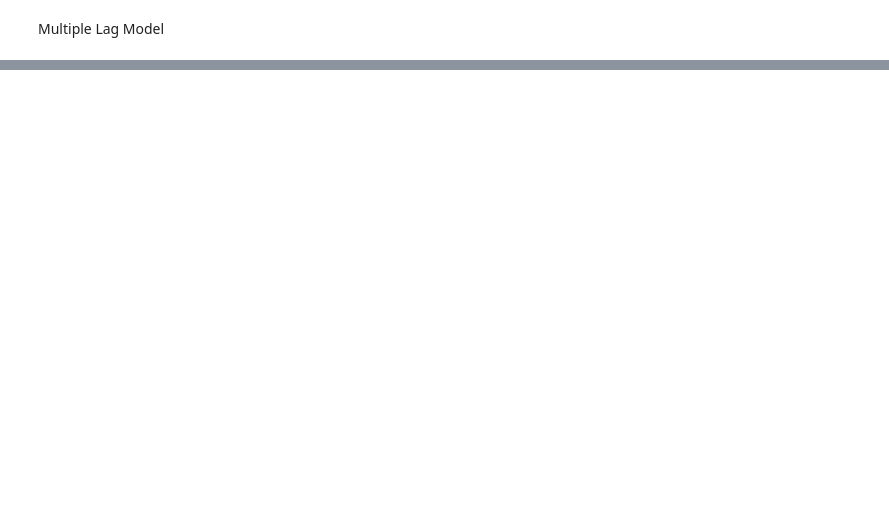
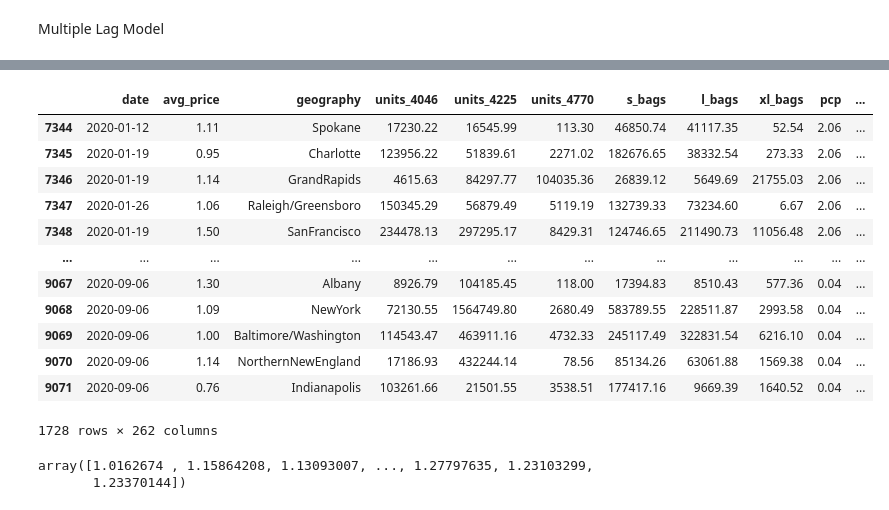
Before and after one commit to davidmcbee/Health_and_Avocados, a Jupyter notebook: LSTM_Multivariate_Prices_climate.ipynb, the cells around one changed output, grey strips where cells are left out. Cells and saved outputs as stored; diff of their text form; code cells hidden in the pictures; blank space fills up the shorter version.

```diff
--- a/LSTM_Multivariate_Prices_climate.ipynb
+++ b/LSTM_Multivariate_Prices_climate.ipynb
@@ -533,0 +575,23 @@ reframed
+# %%
+preds_df = dataset[7344:].copy()
+preds_df
+# %% [output]
+|  | date | avg_price | geography | units_4046 | units_4225 | units_4770 | s_bags | l_bags | xl_bags | pcp | ... |
+| 7344 | 2020-01-12 | 1.11 | Spokane | 17230.22 | 16545.99 | 113.30 | 46850.74 | 41117.35 | 52.54 | 2.06 | ... |
+| 7345 | 2020-01-19 | 0.95 | Charlotte | 123956.22 | 51839.61 | 2271.02 | 182676.65 | 38332.54 | 273.33 | 2.06 | ... |
+| 7346 | 2020-01-19 | 1.14 | GrandRapids | 4615.63 | 84297.77 | 104035.36 | 26839.12 | 5649.69 | 21755.03 | 2.06 | ... |
+| 7347 | 2020-01-26 | 1.06 | Raleigh/Greensboro | 150345.29 | 56879.49 | 5119.19 | 132739.33 | 73234.60 | 6.67 | 2.06 | ... |
+| 7348 | 2020-01-19 | 1.50 | SanFrancisco | 234478.13 | 297295.17 | 8429.31 | 124746.65 | 211490.73 | 11056.48 | 2.06 | ... |
+| ... | ... | ... | ... | ... | ... | ... | ... | ... | ... | ... | ... |
+| 9067 | 2020-09-06 | 1.30 | Albany | 8926.79 | 104185.45 | 118.00 | 17394.83 | 8510.43 | 577.36 | 0.04 | ... |
+| 9068 | 2020-09-06 | 1.09 | NewYork | 72130.55 | 1564749.80 | 2680.49 | 583789.55 | 228511.87 | 2993.58 | 0.04 | ... |
+| 9069 | 2020-09-06 | 1.00 | Baltimore/Washington | 114543.47 | 463911.16 | 4732.33 | 245117.49 | 322831.54 | 6216.10 | 0.04 | ... |
+| 9070 | 2020-09-06 | 1.14 | NorthernNewEngland | 17186.93 | 432244.14 | 78.56 | 85134.26 | 63061.88 | 1569.38 | 0.04 | ... |
+| 9071 | 2020-09-06 | 0.76 | Indianapolis | 103261.66 | 21501.55 | 3538.51 | 177417.16 | 9669.39 | 1640.52 | 0.04 | ... |
+1728 rows × 262 columns
+# %%
+conv_y_pred = inv_yhat #[3:]
+conv_y_pred
+# %% [output]
+array([1.0162674 , 1.15864208, 1.13093007, ..., 1.27797635, 1.23103299,
+       1.23370144])
```
Also changed, not shown: parts of 29 cells of this notebook, 8 other files.
